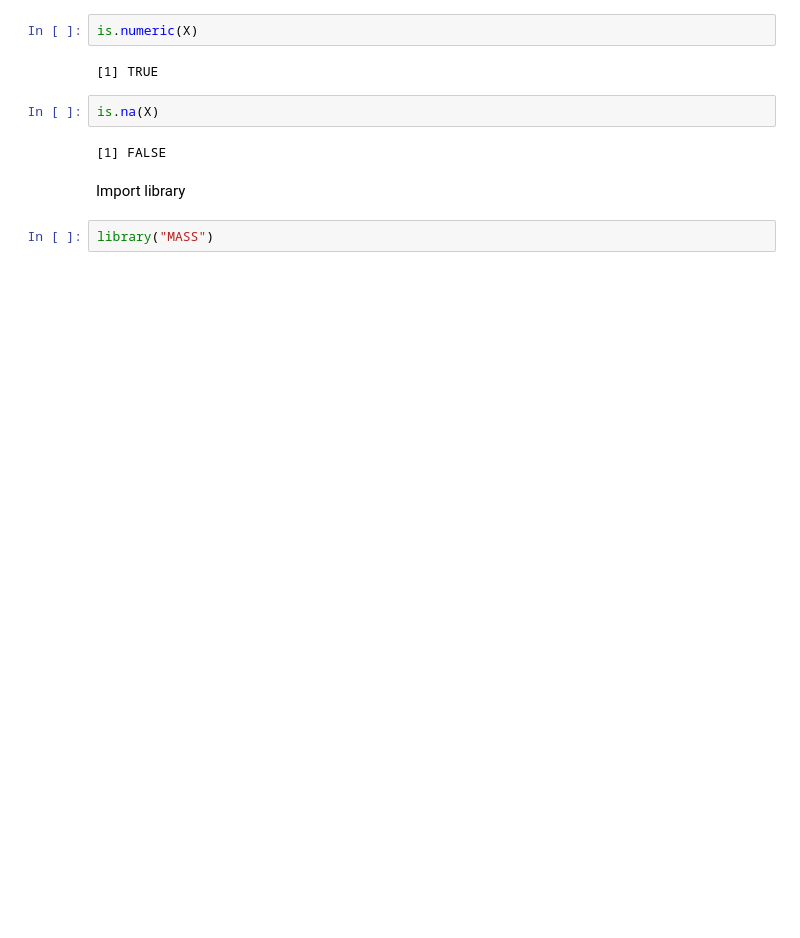
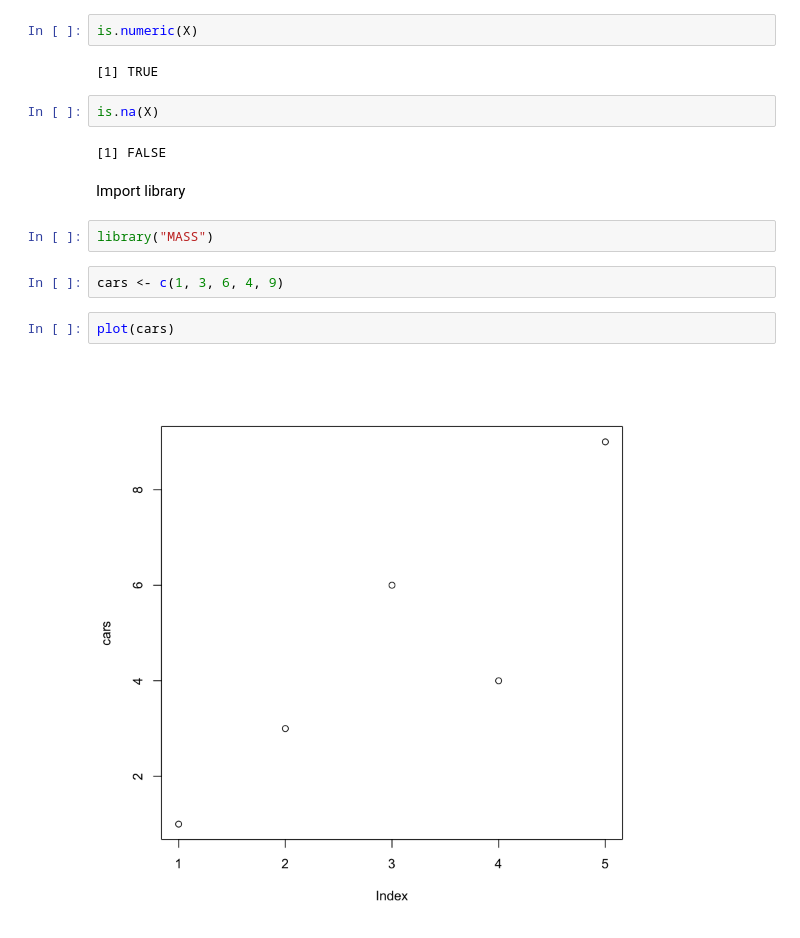
Before and after one commit to bedezub/intro-to-R, a Jupyter notebook: intro-to-r.ipynb, the cells around one changed output. Cells and saved outputs as stored; diff of their text form; blank space fills up the shorter version.

```diff
--- a/intro-to-r.ipynb
+++ b/intro-to-r.ipynb
@@ -20,3 +20,9 @@ is.na(X)
 Import library
 # %%
 library("MASS")
+# %%
+cars <- c(1, 3, 6, 4, 9)
+# %%
+plot(cars)
+# %% [output]
+[figure, added]
```
Also changed, not shown: parts of 25 cells of this notebook.
